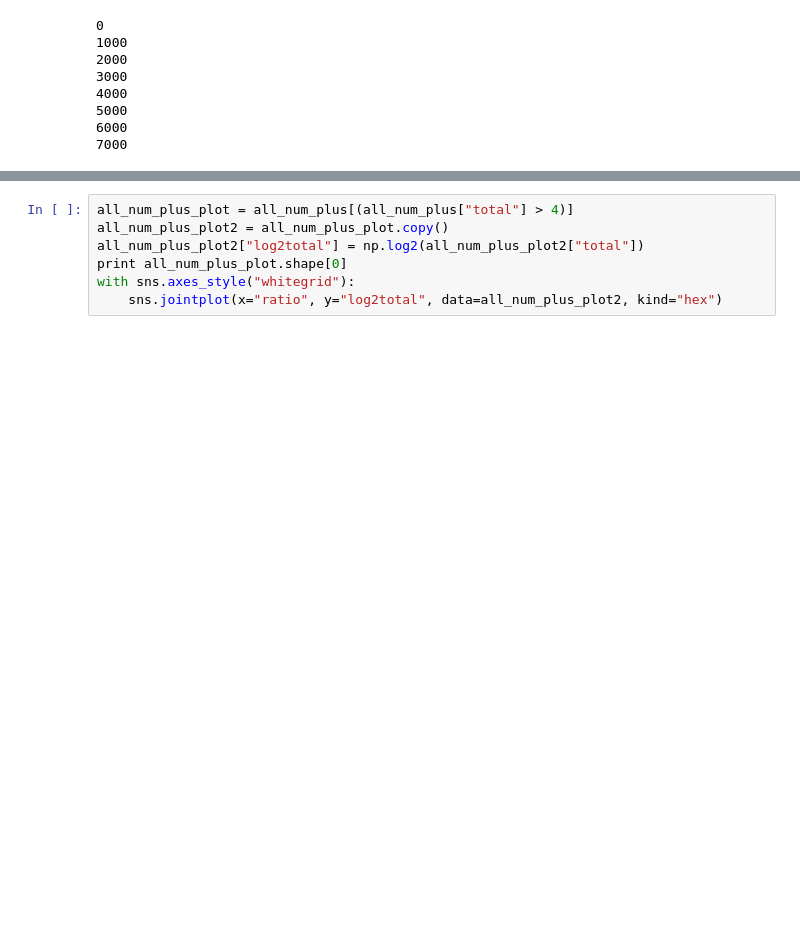
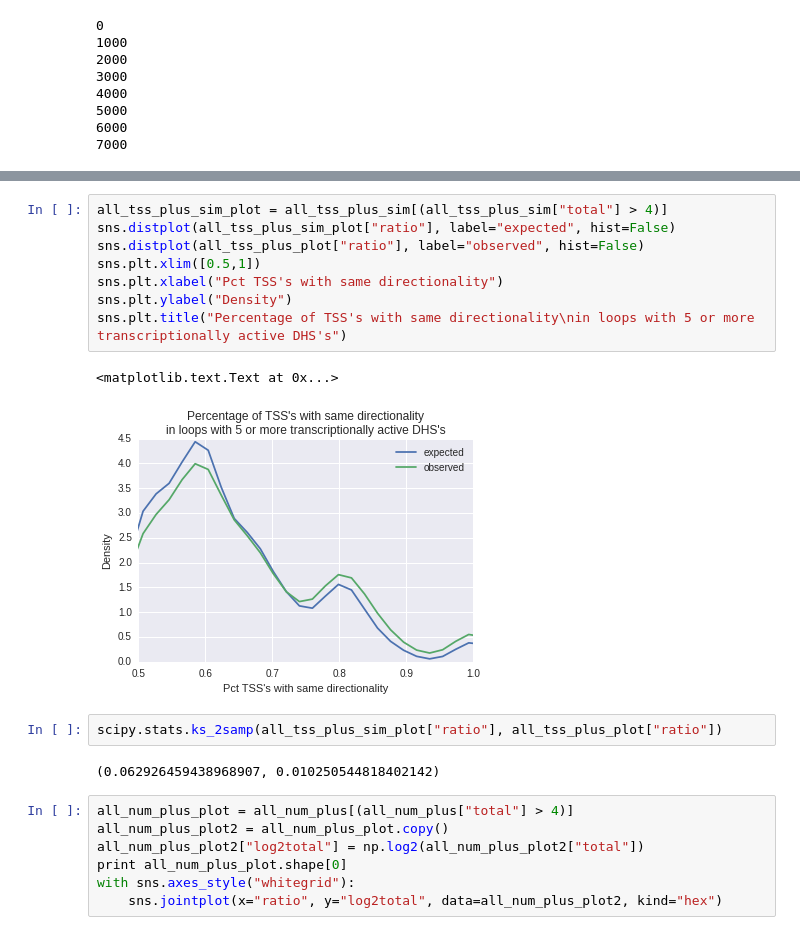
Before and after one commit to bdo311/directionality, a Jupyter notebook: nb2_loops.ipynb, the cells around one changed output, grey strips where cells are left out. Cells and saved outputs as stored; diff of their text form; blank space fills up the shorter version.

```diff
--- a/nb2_loops.ipynb
+++ b/nb2_loops.ipynb
@@ -166,3 +231,18 @@ for loop in loop_to_dhs:
+# %%
+all_tss_plus_sim_plot = all_tss_plus_sim[(all_tss_plus_sim["total"] > 4)]
+sns.distplot(all_tss_plus_sim_plot["ratio"], label="expected", hist=False)
+sns.distplot(all_tss_plus_plot["ratio"], label="observed", hist=False)
+sns.plt.xlim([0.5,1])
+sns.plt.xlabel("Pct TSS's with same directionality")
+sns.plt.ylabel("Density")
+sns.plt.title("Percentage of TSS's with same directionality\nin loops with 5 or more transcriptionally active DHS's")
+# %% [output]
+<matplotlib.text.Text at 0x...>
+[figure, added]
+# %%
+scipy.stats.ks_2samp(all_tss_plus_sim_plot["ratio"], all_tss_plus_plot["ratio"])
+# %% [output]
+(0.062926459438968907, 0.010250544818402142)
 # %%
 all_num_plus_plot = all_num_plus[(all_num_plus["total"] > 4)]
 all_num_plus_plot2 = all_num_plus_plot.copy()
```
Also changed, not shown: parts of 13 cells of this notebook, 6 other files.
